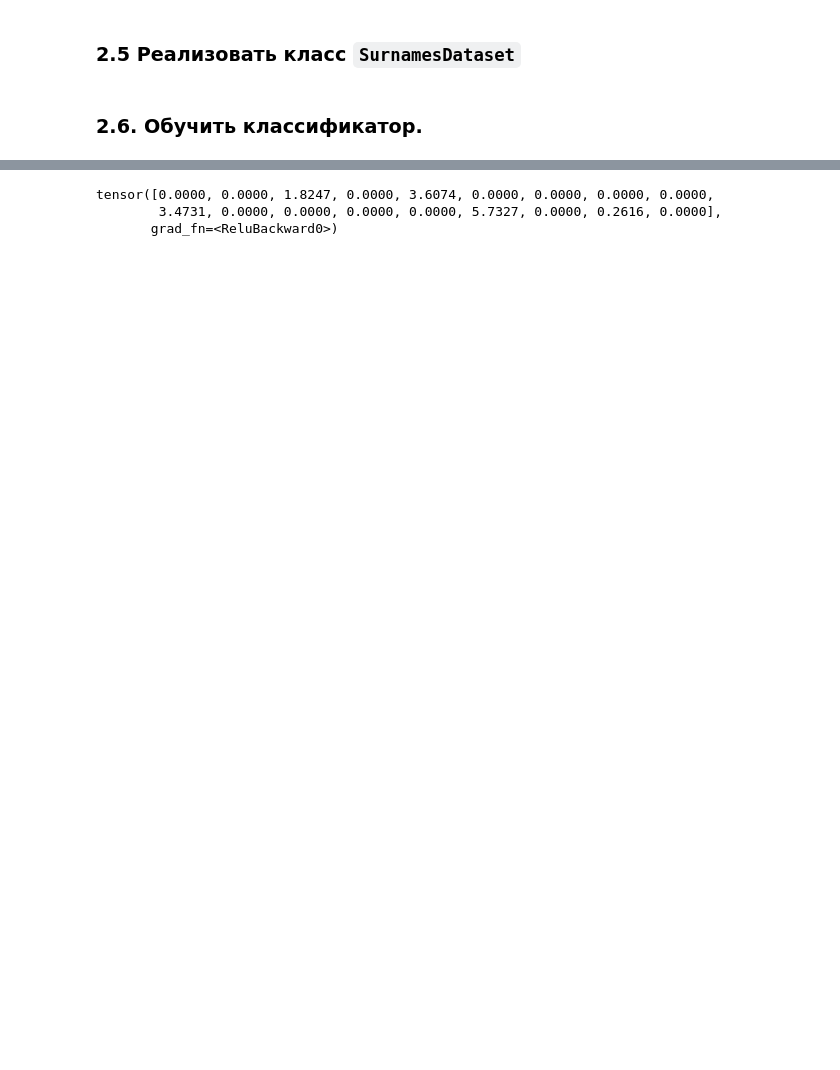
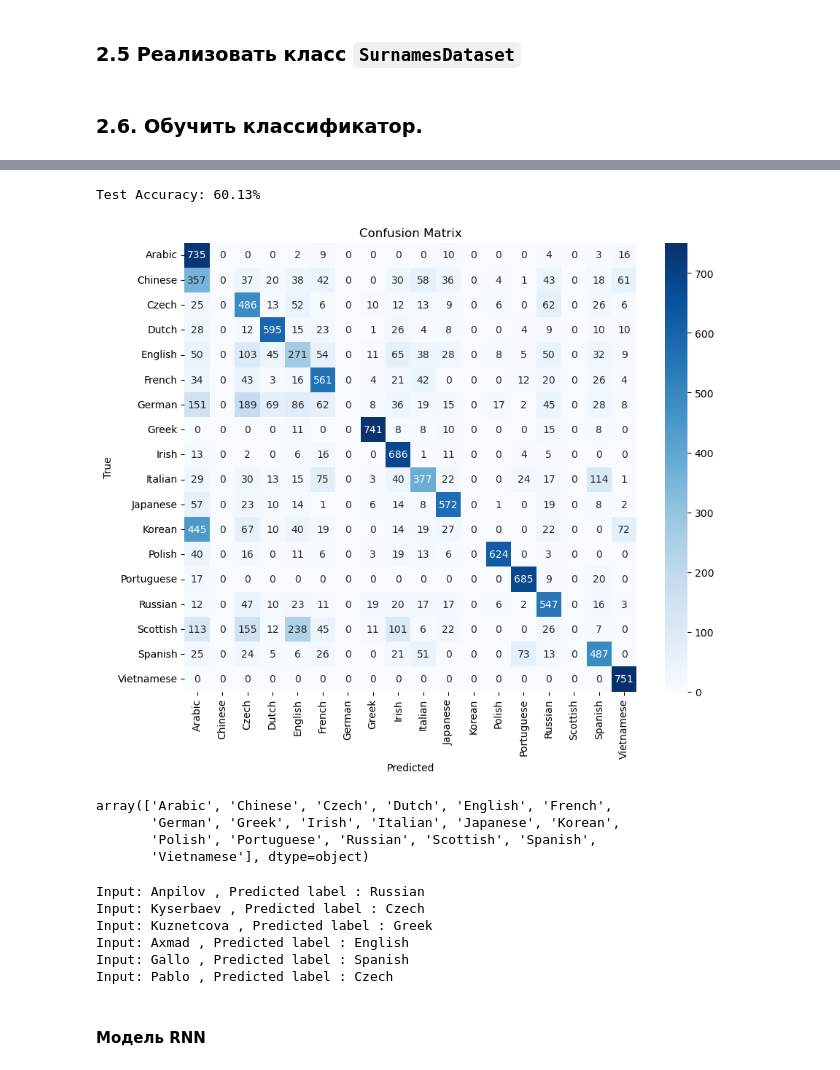
Before and after one commit to anpilove/Deep-Learning-FU, a Jupyter notebook: Lab5/blank__05_NLP_1_intro.ipynb, the cells around one changed output, grey strips where cells are left out. Cells and saved outputs as stored; diff of their text form; code cells hidden in the pictures; blank space fills up the shorter version.

```diff
--- a/Lab5/blank__05_NLP_1_intro.ipynb
+++ b/Lab5/blank__05_NLP_1_intro.ipynb
@@ -250,7 +372,7 @@ class Classficator(nn.Module):
         self.fc1 = nn.Linear(input_dim, 64)
         self.fc2 = nn.Linear(64, 32)
         self.fc3 = nn.Linear(32, num_classes)
-
+        self.dropout = nn.Dropout(0.5)
         self.relu = nn.ReLU()
 
   def forward(self, x):
@@ -270,7 +392,7 @@ surnames_dataloader_train.dataset[0]
 # %%
 num_classes = len(set(surnames_dataloader_train.dataset.y)) # 18
 input_dim = len(surnames_dataloader_train.dataset[0]['input']) # 85
-n_epochs = 5
+n_epochs = 20
 
 model = Classficator(input_dim, num_classes)
 
@@ -287,11 +417,59 @@ Epoch [5/5], Loss: 1.5343, Test Accuracy: 48.56%
-# %%
-model.eval()
-output = model(surnames_dataset_train.vectorize("Anpilov"))
-
-output
-
-label =
-# %% [output]
-tensor([0.0000, 0.0000, 1.8247, 0.0000, 3.6074, 0.0000, 0.0000, 0.0000, 0.0000,
-        3.4731, 0.0000, 0.0000, 0.0000, 0.0000, 5.7327, 0.0000, 0.2616, 0.0000],
-       grad_fn=<ReluBackward0>)
+# %%
+matrix_confusion(model, surnames_dataloader_test, le.classes_)
+# %% [output]
+Test Accuracy: 60.13%
+[figure, added]
+# %%
+le.classes_
+# %% [output]
+array(['Arabic', 'Chinese', 'Czech', 'Dutch', 'English', 'French',
+       'German', 'Greek', 'Irish', 'Italian', 'Japanese', 'Korean',
+       'Polish', 'Portuguese', 'Russian', 'Scottish', 'Spanish',
+       'Vietnamese'], dtype=object)
+# %%
+model.eval()
+surname = "Anpilov"
+output = model(surnames_dataset_train.vectorize(surname))
+output = output.view(1,-1)
+_, predicted = torch.max(output.data, 1)
+print(f"Input: {surname} , Predicted label : { le.classes_[predicted]}")
+
+surname = "Kyserbaev"
+output = model(surnames_dataset_train.vectorize(surname))
+output = output.view(1,-1)
+_, predicted = torch.max(output.data, 1)
+print(f"Input: {surname} , Predicted label : { le.classes_[predicted]}")
+
+surname = "Kuznetcova"
+output = model(surnames_dataset_train.vectorize(surname))
+output = output.view(1,-1)
+_, predicted = torch.max(output.data, 1)
+print(f"Input: {surname} , Predicted label : { le.classes_[predicted]}")
+
+surname = "Axmad"
+output = model(surnames_dataset_train.vectorize(surname))
+output = output.view(1,-1)
+_, predicted = torch.max(output.data, 1)
+print(f"Input: {surname} , Predicted label : { le.classes_[predicted]}")
+
+surname = "Gallo"
+output = model(surnames_dataset_train.vectorize(surname))
+output = output.view(1,-1)
+_, predicted = torch.max(output.data, 1)
+print(f"Input: {surname} , Predicted label : { le.classes_[predicted]}")
+
+
+surname = "Pablo"
+output = model(surnames_dataset_train.vectorize(surname))
+output = output.view(1,-1)
+_, predicted = torch.max(output.data, 1)
+print(f"Input: {surname} , Predicted label : { le.classes_[predicted]}")
+# %% [output]
+Input: Anpilov , Predicted label : Russian
+Input: Kyserbaev , Predicted label : Czech
+Input: Kuznetcova , Predicted label : Greek
+Input: Axmad , Predicted label : English
+Input: Gallo , Predicted label : Spanish
+Input: Pablo , Predicted label : Czech
+# %% [markdown]
+#### Модель RNN
```
Also changed, not shown: parts of 49 cells of this notebook.
